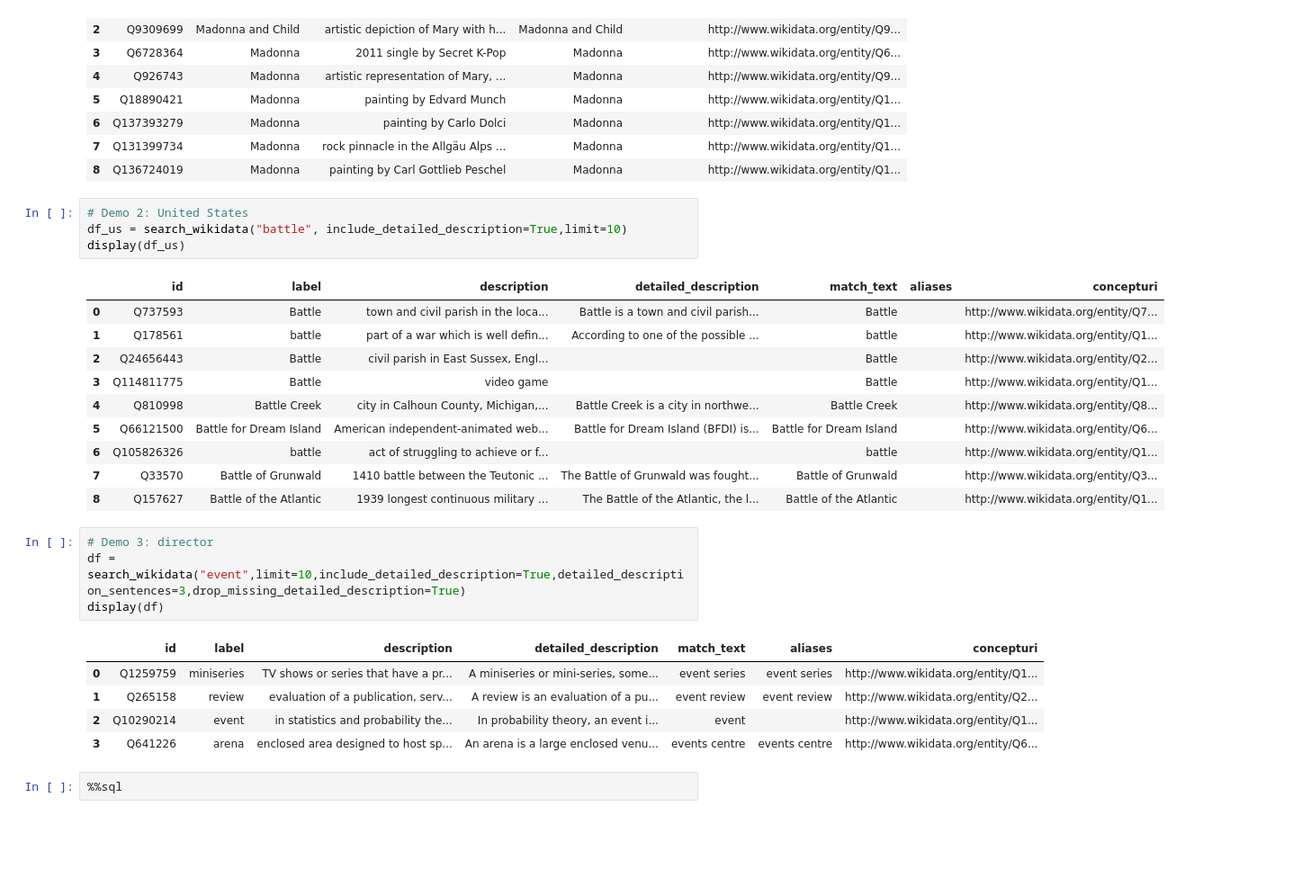
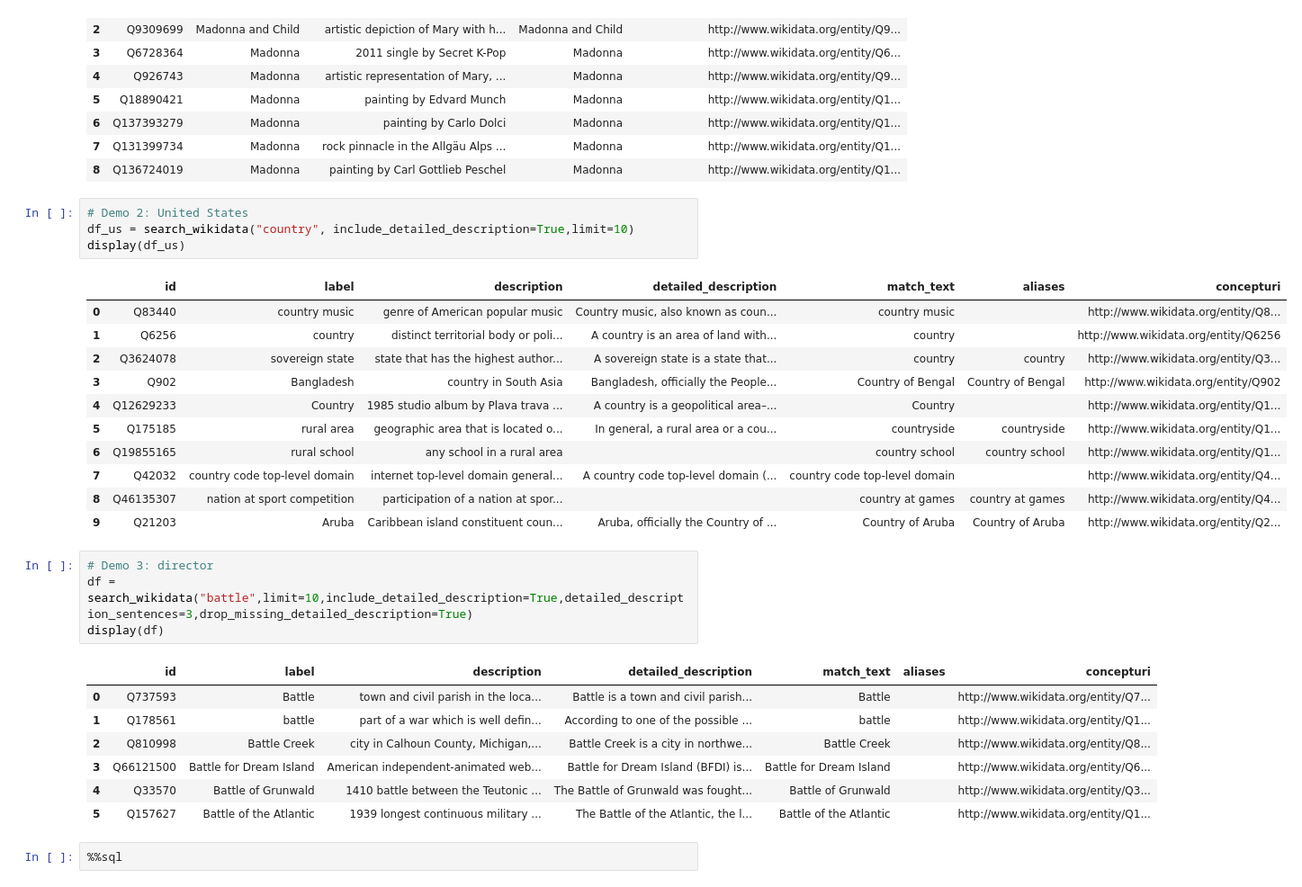
Before and after one commit to YxRicardo/LiteSemRAG, a Jupyter notebook: jupyter_notebooks/explore_wikidata.ipynb, the cells around one changed output. Shown at 90% size. Saved outputs shown, nothing was run; the diff lists cells and outputs as text; blank space fills up the shorter version.

Commit message:
Update Wikidata candidate selection

```diff
--- a/jupyter_notebooks/explore_wikidata.ipynb
+++ b/jupyter_notebooks/explore_wikidata.ipynb
@@ -610,29 +610,32 @@ display(df_apple)
 | 8 | Q136724019 | Madonna | painting by Carl Gottlieb Peschel | Madonna |  | http://www.wikidata.org/entity/Q1... |
 # %%
 # Demo 2: United States
-df_us = search_wikidata("battle", include_detailed_description=True,limit=10)
+df_us = search_wikidata("country", include_detailed_description=True,limit=10)
 display(df_us)
 # %% [output]
 |  | id | label | description | detailed_description | match_text | aliases | concepturi |
-| 0 | Q737593 | Battle | town and civil parish in the loca... | Battle is a town and civil parish... | Battle |  | http://www.wikidata.org/entity/Q7... |
-| 1 | Q178561 | battle | part of a war which is well defin... | According to one of the possible ... | battle |  | http://www.wikidata.org/entity/Q1... |
-| 2 | Q24656443 | Battle | civil parish in East Sussex, Engl... |  | Battle |  | http://www.wikidata.org/entity/Q2... |
-| 3 | Q114811775 | Battle | video game |  | Battle |  | http://www.wikidata.org/entity/Q1... |
-| 4 | Q810998 | Battle Creek | city in Calhoun County, Michigan,... | Battle Creek is a city in northwe... | Battle Creek |  | http://www.wikidata.org/entity/Q8... |
-| 5 | Q66121500 | Battle for Dream Island | American independent-animated web... | Battle for Dream Island (BFDI) is... | Battle for Dream Island |  | http://www.wikidata.org/entity/Q6... |
-| 6 | Q105826326 | battle | act of struggling to achieve or f... |  | battle |  | http://www.wikidata.org/entity/Q1... |
-| 7 | Q33570 | Battle of Grunwald | 1410 battle between the Teutonic ... | The Battle of Grunwald was fought... | Battle of Grunwald |  | http://www.wikidata.org/entity/Q3... |
-| 8 | Q157627 | Battle of the Atlantic | 1939 longest continuous military ... | The Battle of the Atlantic, the l... | Battle of the Atlantic |  | http://www.wikidata.org/entity/Q1... |
+| 0 | Q83440 | country music | genre of American popular music | Country music, also known as coun... | country music |  | http://www.wikidata.org/entity/Q8... |
+| 1 | Q6256 | country | distinct territorial body or poli... | A country is an area of land with... | country |  | http://www.wikidata.org/entity/Q6256 |
+| 2 | Q3624078 | sovereign state | state that has the highest author... | A sovereign state is a state that... | country | country | http://www.wikidata.org/entity/Q3... |
+| 3 | Q902 | Bangladesh | country in South Asia | Bangladesh, officially the People... | Country of Bengal | Country of Bengal | http://www.wikidata.org/entity/Q902 |
+| 4 | Q12629233 | Country | 1985 studio album by Plava trava ... | A country is a geopolitical area–... | Country |  | http://www.wikidata.org/entity/Q1... |
+| 5 | Q175185 | rural area | geographic area that is located o... | In general, a rural area or a cou... | countryside | countryside | http://www.wikidata.org/entity/Q1... |
+| 6 | Q19855165 | rural school | any school in a rural area |  | country school | country school | http://www.wikidata.org/entity/Q1... |
+| 7 | Q42032 | country code top-level domain | internet top-level domain general... | A country code top-level domain (... | country code top-level domain |  | http://www.wikidata.org/entity/Q4... |
+| 8 | Q46135307 | nation at sport competition | participation of a nation at spor... |  | country at games | country at games | http://www.wikidata.org/entity/Q4... |
+| 9 | Q21203 | Aruba | Caribbean island constituent coun... | Aruba, officially the Country of ... | Country of Aruba | Country of Aruba | http://www.wikidata.org/entity/Q2... |
 # %%
 # Demo 3: director
-df = search_wikidata("event",limit=10,include_detailed_description=True,detailed_description_sentences=3,drop_missing_detailed_description=True)
+df = search_wikidata("battle",limit=10,include_detailed_description=True,detailed_description_sentences=3,drop_missing_detailed_description=True)
 display(df)
 # %% [output]
 |  | id | label | description | detailed_description | match_text | aliases | concepturi |
-| 0 | Q1259759 | miniseries | TV shows or series that have a pr... | A miniseries or mini-series, some... | event series | event series | http://www.wikidata.org/entity/Q1... |
-| 1 | Q265158 | review | evaluation of a publication, serv... | A review is an evaluation of a pu... | event review | event review | http://www.wikidata.org/entity/Q2... |
-| 2 | Q10290214 | event | in statistics and probability the... | In probability theory, an event i... | event |  | http://www.wikidata.org/entity/Q1... |
-| 3 | Q641226 | arena | enclosed area designed to host sp... | An arena is a large enclosed venu... | events centre | events centre | http://www.wikidata.org/entity/Q6... |
+| 0 | Q737593 | Battle | town and civil parish in the loca... | Battle is a town and civil parish... | Battle |  | http://www.wikidata.org/entity/Q7... |
+| 1 | Q178561 | battle | part of a war which is well defin... | According to one of the possible ... | battle |  | http://www.wikidata.org/entity/Q1... |
+| 2 | Q810998 | Battle Creek | city in Calhoun County, Michigan,... | Battle Creek is a city in northwe... | Battle Creek |  | http://www.wikidata.org/entity/Q8... |
+| 3 | Q66121500 | Battle for Dream Island | American independent-animated web... | Battle for Dream Island (BFDI) is... | Battle for Dream Island |  | http://www.wikidata.org/entity/Q6... |
+| 4 | Q33570 | Battle of Grunwald | 1410 battle between the Teutonic ... | The Battle of Grunwald was fought... | Battle of Grunwald |  | http://www.wikidata.org/entity/Q3... |
+| 5 | Q157627 | Battle of the Atlantic | 1939 longest continuous military ... | The Battle of the Atlantic, the l... | Battle of the Atlantic |  | http://www.wikidata.org/entity/Q1... |
 # %%
 %%sql
 # %%
```
Also changed, not shown: parts of 1 cell of this notebook, 3 other files.
